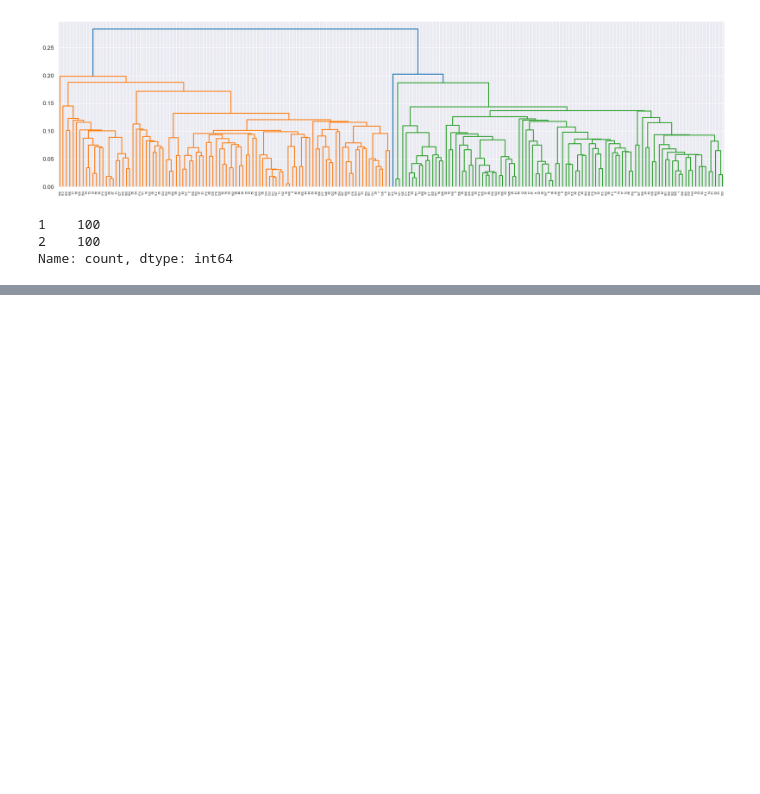
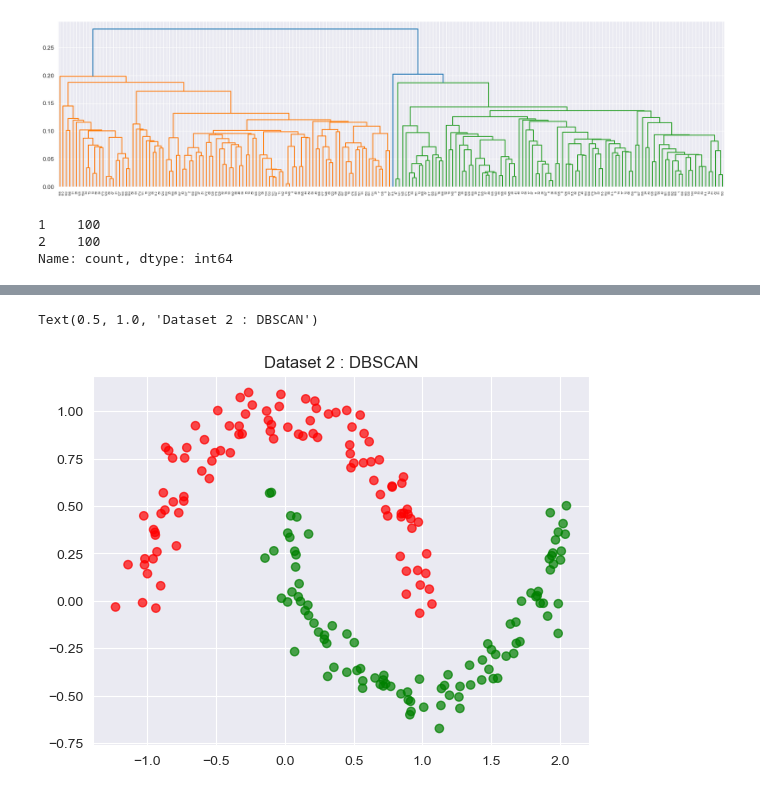
Before and after one commit to haianh610/SIC_Practice, a Jupyter notebook: 0403.ipynb, the cells around one changed output, grey strips where cells are left out. Drawn from its saved outputs; the diff is of its cells as text; code cells hidden in the pictures; blank space fills up the shorter version.

```diff
--- a/0403.ipynb
+++ b/0403.ipynb
@@ -97,0 +101,8 @@ KeyError: 2
+# %%
+dbscan = DBSCAN(eps=0.2,min_samples=5)
+dbscan.fit(X2)
+plt.scatter(X2[:,0],X2[:,1], c= pd.Series(labels).apply(lambda x: myColors[x]),alpha=0.7)
+plt.title('Dataset 2 : DBSCAN')
+# %% [output]
+Text(0.5, 1.0, 'Dataset 2 : DBSCAN')
+[figure, added]
```
Also changed, not shown: parts of 4 cells of this notebook, 1 other file.
